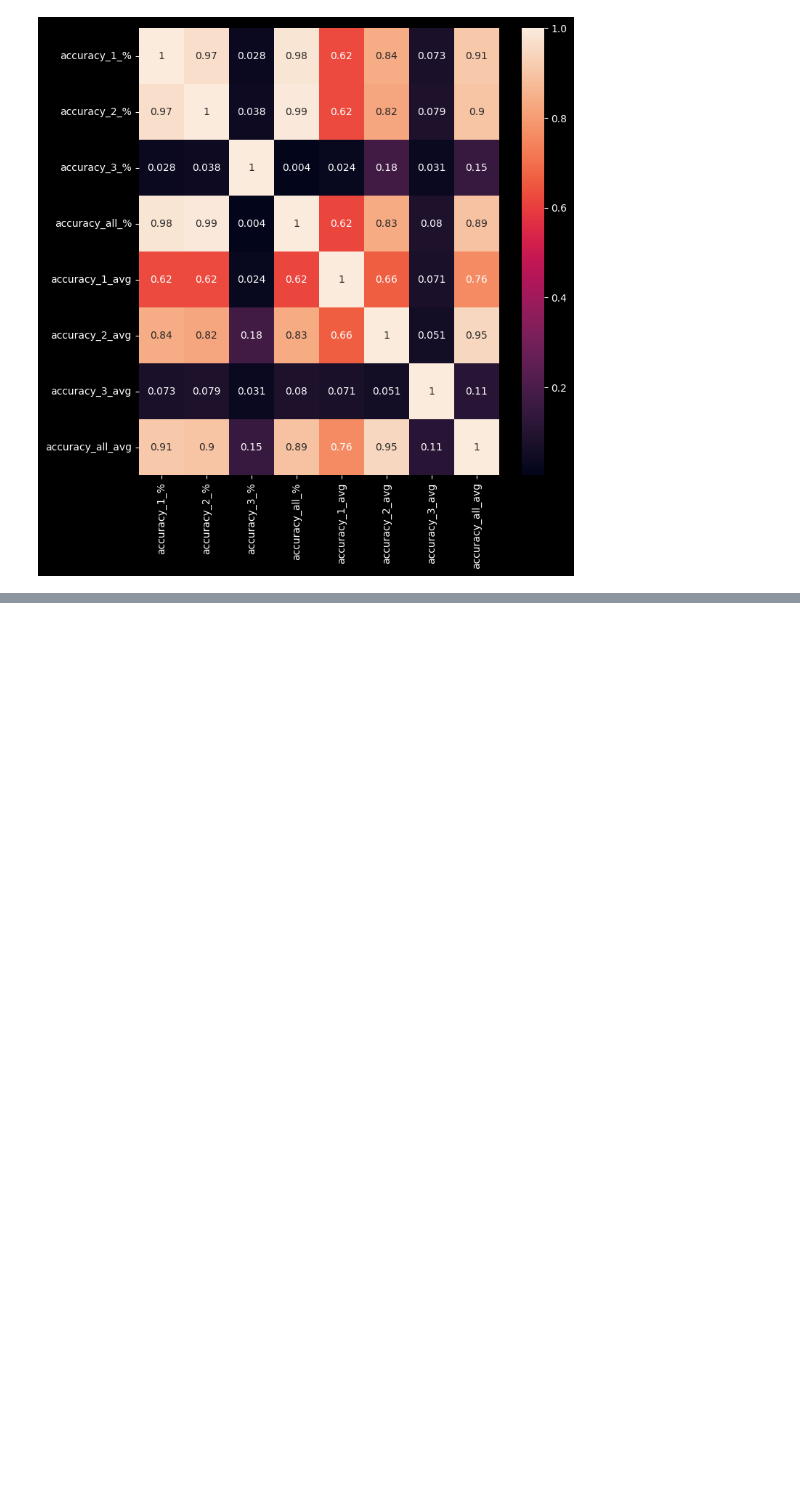
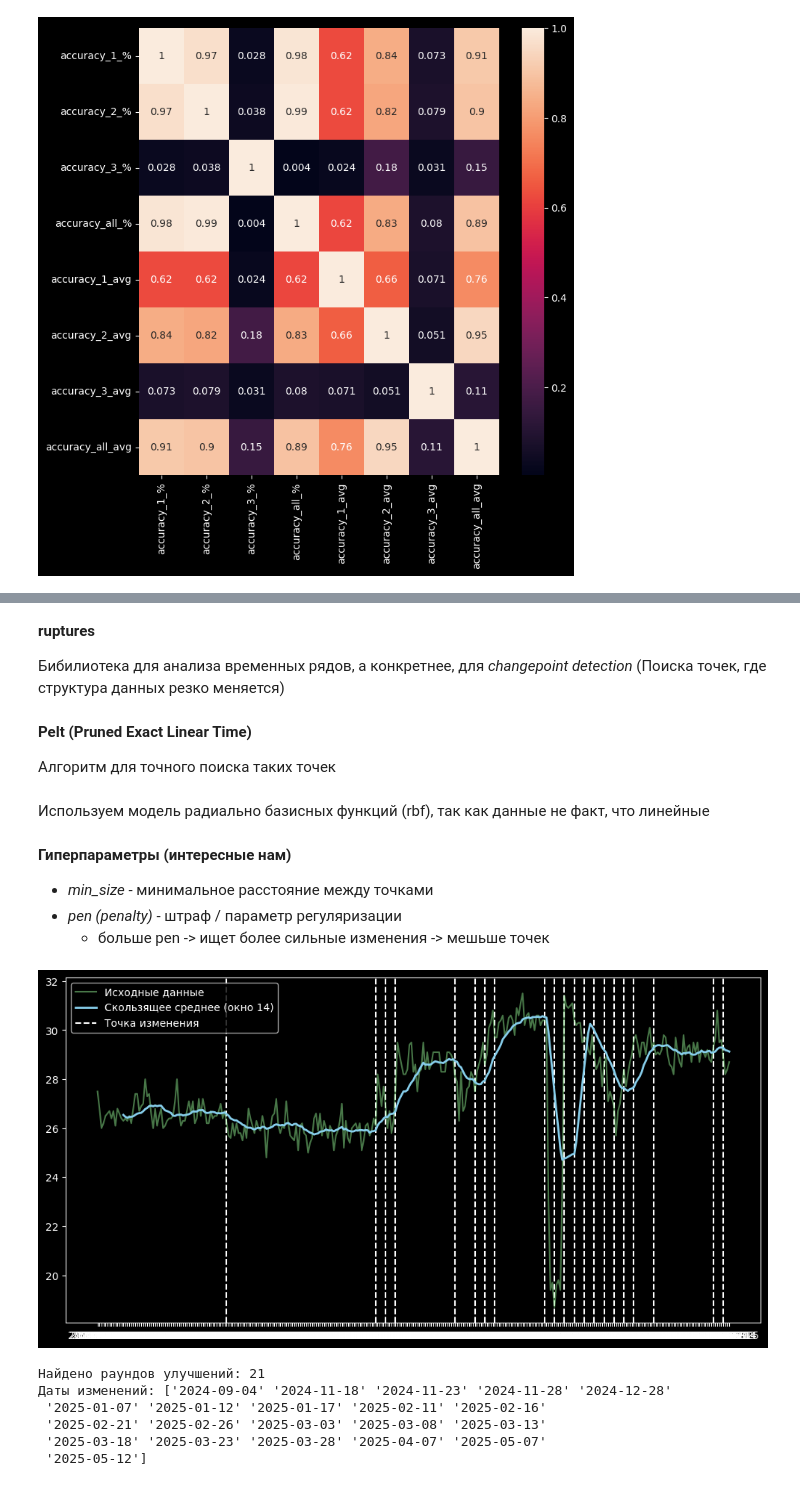
Before and after one commit to IAmSerepok/DataFromVariousSources, a Jupyter notebook: data_analysis.ipynb, the cells around one changed output, grey strips where cells are left out. Cells and saved outputs as stored; diff of their text form; code cells hidden in the pictures; blank space fills up the shorter version.

```diff
--- a/data_analysis.ipynb
+++ b/data_analysis.ipynb
@@ -175,0 +92,22 @@ df.describe()
+# %% [markdown]
+**ruptures**
+
+Бибилиотека для анализа временных рядов, а конкретнее, для *changepoint detection*
+(Поиска точек, где структура данных резко меняется)
+# %% [markdown]
+**Pelt (Pruned Exact Linear Time)**
+
+Алгоритм для точного поиска таких точек
+# %% [markdown]
+Используем модель радиально базисных функций (rbf), так как данные не факт, что линейные
+# %% [markdown]
+**Гиперпараметры (интересные нам)**
+
+- *min_size* - минимальное расстояние между точками
+- *pen (penalty)* - штраф / параметр регуляризации
+  - больше pen -> ищет более сильные изменения -> мешьше точек
+# %%
+signal = df['accuracy_1_%'].values
+# %%
+model = rpt.Pelt(model="rbf", min_size=3).fit(signal)
+changepoints = model.predict(pen=0.4)
@@ -175,0 +117,31 @@ df.describe()
+# %%
+changepoints = [cp for cp in changepoints if cp < len(df)]
+
+# Визуализация
+plt.figure(figsize=(12, 6))
+plt.plot(df['date'], df['accuracy_1_%'], alpha=0.5, color='lightgreen', label='Исходные данные', zorder=2)
+
+for window_size in [14]:
+    df['smoothed'] = df['accuracy_1_%'].rolling(window=window_size).mean()
+    plt.plot(df['date'], df['smoothed'], linewidth=2, color='skyblue',
+             label=f'Скользящее среднее (окно {window_size})', zorder=3)
+
+for cp in changepoints:
+    plt.axvline(df['date'].iloc[cp], color='white', linestyle='--', zorder=1,
+                label=f'Точка изменения' if cp == changepoints[0] else "")
+
+plt.legend()
+
+plt.show()
+plt.show()
+
+print(f"Найдено раундов улучшений: {len(changepoints)}")
+print("Даты изменений:", df['date'].iloc[changepoints].values)
+# %% [output]
+[figure, added]
+Найдено раундов улучшений: 21
+Даты изменений: ['2024-09-04' '2024-11-18' '2024-11-23' '2024-11-28' '2024-12-28'
+ '2025-01-07' '2025-01-12' '2025-01-17' '2025-02-11' '2025-02-16'
+ '2025-02-21' '2025-02-26' '2025-03-03' '2025-03-08' '2025-03-13'
+ '2025-03-18' '2025-03-23' '2025-03-28' '2025-04-07' '2025-05-07'
+ '2025-05-12']
```
Also changed, not shown: parts of 20 cells of this notebook, 1 other file.
